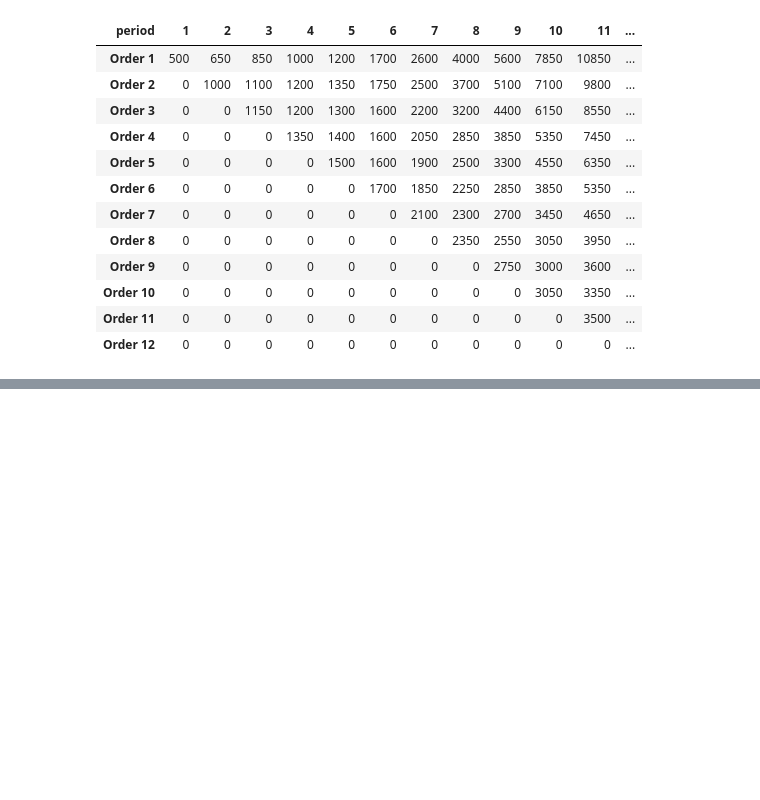
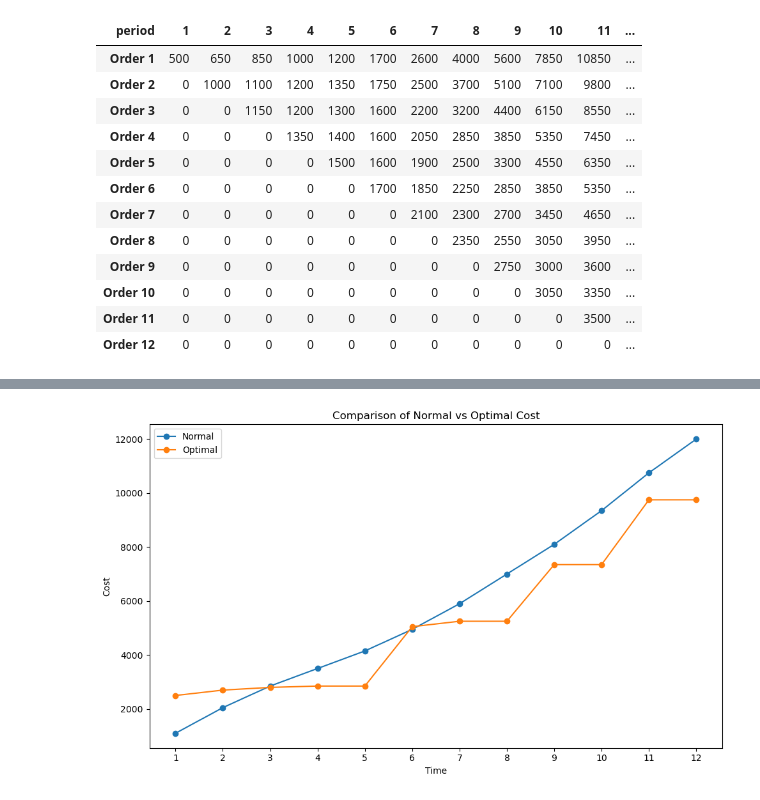
Before and after one commit to JednaKuna/planiranje_proizvodnje, a Jupyter notebook: izracun.ipynb, the cells around one changed output, grey strips where cells are left out. Cells and saved outputs as stored; diff of their text form; code cells hidden in the pictures; blank space fills up the shorter version.

```diff
--- a/izracun.ipynb
+++ b/izracun.ipynb
@@ -441,0 +162,4 @@ plt.show()
+# %%
+# Tablica za usporedbu troškova
+usporedba_troskova = f.cost_comparison(trosak_pripreme, trosak_proizvodnje, vremenski_period, results_final)
+usporedba_troskova
@@ -441,0 +180,5 @@ plt.show()
+# %%
+# Graf koji prikazuje akumulaciju troškova kroz vrijeme
+data_viz.normal_vs_optimal_costs(usporedba_troskova)
+# %% [output]
+[figure, added]
```
Also changed, not shown: parts of 25 cells of this notebook, 3 other files.
